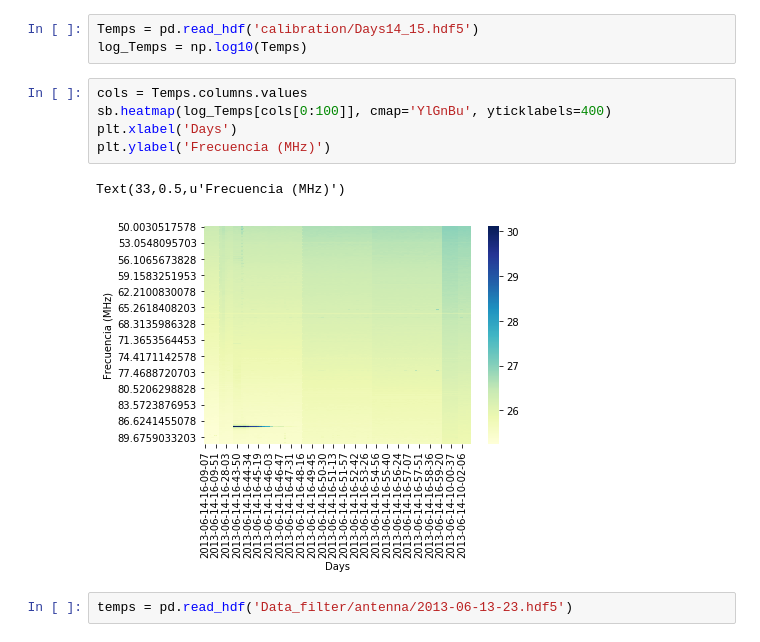
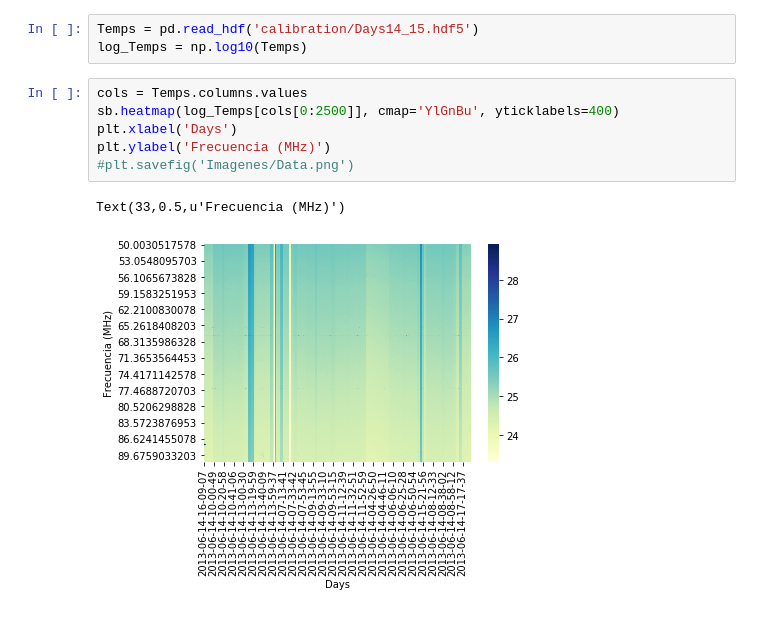
Before and after one commit to HiramHerrera/SciHi, a Jupyter notebook: calibration.ipynb, the cells around one changed output. Drawn from its saved outputs; the diff is of its cells as text.

```diff
--- a/calibration.ipynb
+++ b/calibration.ipynb
@@ -9,11 +9,10 @@ Temps = pd.read_hdf('calibration/Days14_15.hdf5')
 log_Temps = np.log10(Temps)
 # %%
 cols = Temps.columns.values
-sb.heatmap(log_Temps[cols[0:100]], cmap='YlGnBu', yticklabels=400)
+sb.heatmap(log_Temps[cols[0:2500]], cmap='YlGnBu', yticklabels=400)
 plt.xlabel('Days')
 plt.ylabel('Frecuencia (MHz)')
+#plt.savefig('Imagenes/Data.png')
 # %% [output]
 Text(33,0.5,u'Frecuencia (MHz)')
-[figure, old version]
+[figure, new version]
-# %%
-temps = pd.read_hdf('Data_filter/antenna/2013-06-13-23.hdf5')
```
Also changed, not shown: parts of 9 cells of this notebook, 1 other file.
